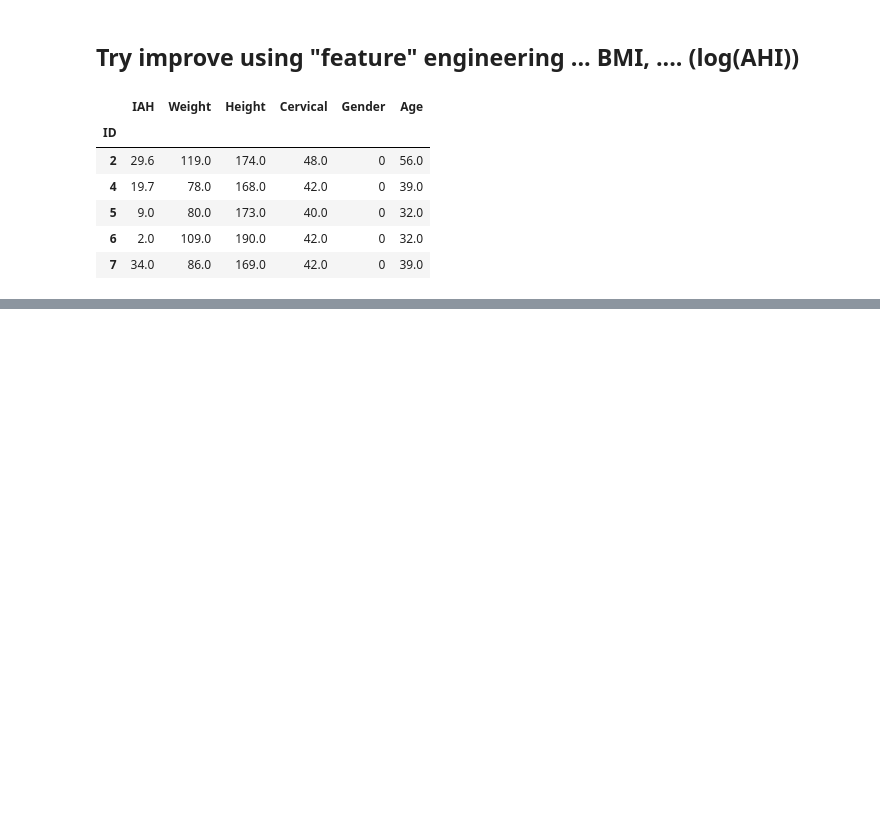
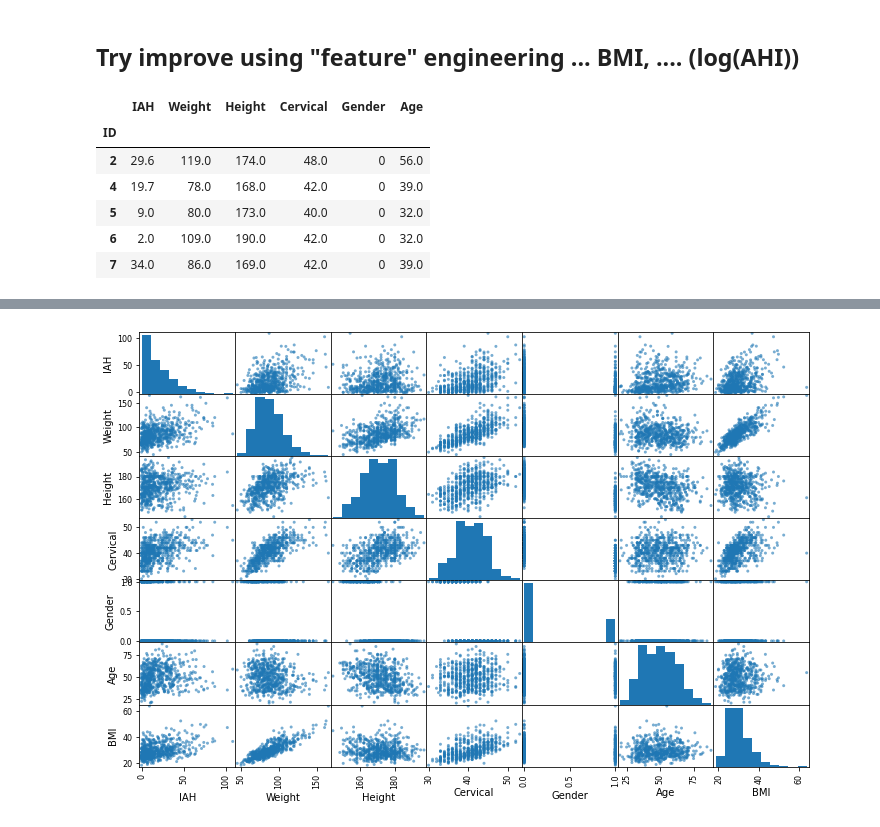
Before and after one commit to MGousset/UPM_AI_Master_degree, a Jupyter notebook: notebooks/EDA_Regression_Marvin_Gousset.ipynb, the cells around one changed output, grey strips where cells are left out. Drawn from its saved outputs; the diff is of its cells as text; code cells hidden in the pictures; blank space fills up the shorter version.

```diff
--- a/notebooks/EDA_Regression_Marvin_Gousset.ipynb
+++ b/notebooks/EDA_Regression_Marvin_Gousset.ipynb
@@ -191,2 +181,6 @@ corr.style.background_gradient(cmap='coolwarm')
+# %%
+plotData(df)
+# %% [output]
+[figure, added]
 # %%
 #Define features and output
```
Also changed, not shown: parts of 12 cells of this notebook.
